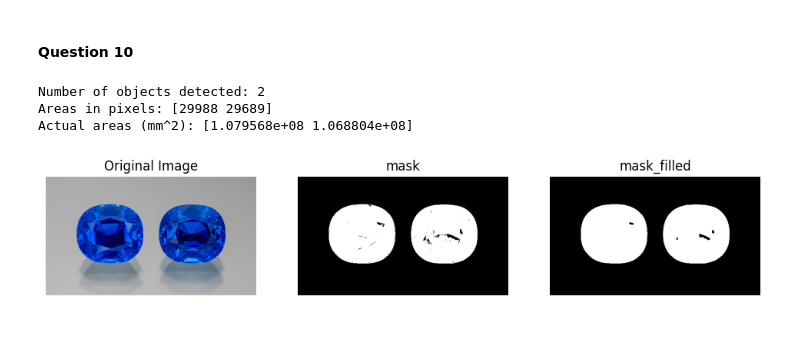
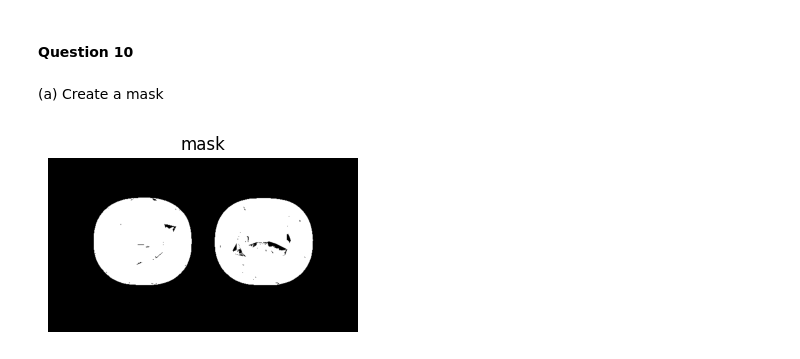
Before and after one commit to pramodiperera/IT5437, a Jupyter notebook: code.ipynb, the cells around one changed output. Saved outputs shown, nothing was run; the diff lists cells and outputs as text; code cells hidden in the pictures; blank space fills up the shorter version.

```diff
--- a/code.ipynb
+++ b/code.ipynb
@@ -581,64 +560,24 @@ plt.subplot(2,2,4); plt.imshow(morph_saltpepper, cmap='gray'); plt.title('Salt-P
 plt.show()
 # %% [markdown]
 #### Question 10
+# %% [markdown]
+(a) Create a mask
 # %%
-# Load the image
 img = cv.imread("images/sapphire.jpg")
 
-# Convert to HSV for color segmentation
+# convert to HSV for color segmentation
 hsv = cv.cvtColor(img, cv.COLOR_BGR2HSV)
 
-# Define HSV range for blue sapphires
+# define HSV range for blue sapphires
 lower_blue = np.array([100, 150, 50])
 upper_blue = np.array([140, 255, 255])
 
-# Threshold the image
+# threshold the image
 mask = cv.inRange(hsv, lower_blue, upper_blue)
 
-# Morphological operation to fill holes
-kernel = np.ones((5,5), np.uint8)
-mask_filled = cv.morphologyEx(mask, cv.MORPH_CLOSE, kernel)
-
-# Connected components
-num_labels, labels, stats, centroids = cv.connectedComponentsWithStats(mask_filled)
-
-print(f"Number of objects detected: {num_labels-1}")  # subtract 1 for background
-
-# Areas in pixels
-areas_pixels = stats[1:, cv.CC_STAT_AREA]  # skip background
-print("Areas in pixels:", areas_pixels)
-
-# Convert to actual areas (mm^2)
-f = 8      # mm
-d = 480    # mm
-
-areas_actual = areas_pixels * (d/f)**2
-print("Actual areas (mm^2):", areas_actual)
-
-
-plt.figure(figsize=(12,6))
-
-# Show original image
-plt.subplot(1,3,1)
-plt.imshow(cv.cvtColor(img, cv.COLOR_BGR2RGB))
-plt.title("Original Image")
-plt.axis("off")
-
-plt.subplot(1,3,2)
+plt.figure(figsize=(4,3))
 plt.imshow(cv.cvtColor(mask, cv.COLOR_BGR2RGB))
 plt.title("mask")
-plt.axis("off")
-
-
-# Show mask
-plt.subplot(1,3,3)
-plt.imshow(mask_filled, cmap='gray')
-plt.title("mask_filled")
-plt.axis("off")
-
-plt.show()
+plt.axis("off");
 # %% [output]
-Number of objects detected: 2
-Areas in pixels: [29988 29689]
-Actual areas (mm^2): [1.079568e+08 1.068804e+08]
-[figure, old version]
+[figure, new version]
```
Also changed, not shown: parts of 13 cells of this notebook, 1 other file.
